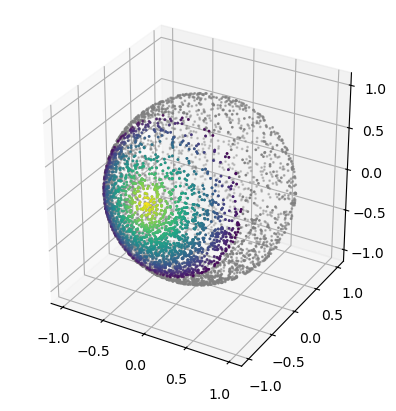
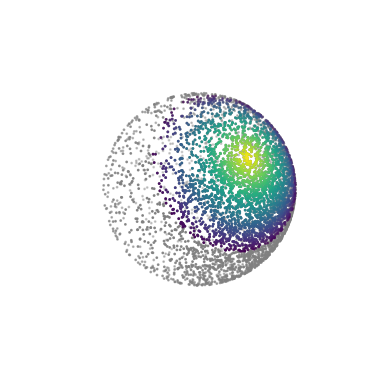
Unified diff of the notebook cell whose output changed from the first chart to the second:
--- before
+++ after
@@ -4,3 +4,5 @@
 ax.scatter(coords[crop,0], coords[crop,1], coords[crop,2], s=1, c=distances)
 plt.axis("square")
-plt.show()
+plt.axis("off")
+
+plt.savefig("../result_plots/sphere.svg", bbox_inches="tight")

Commit: Rename bosporus → bosperrus throughout src and notebooks